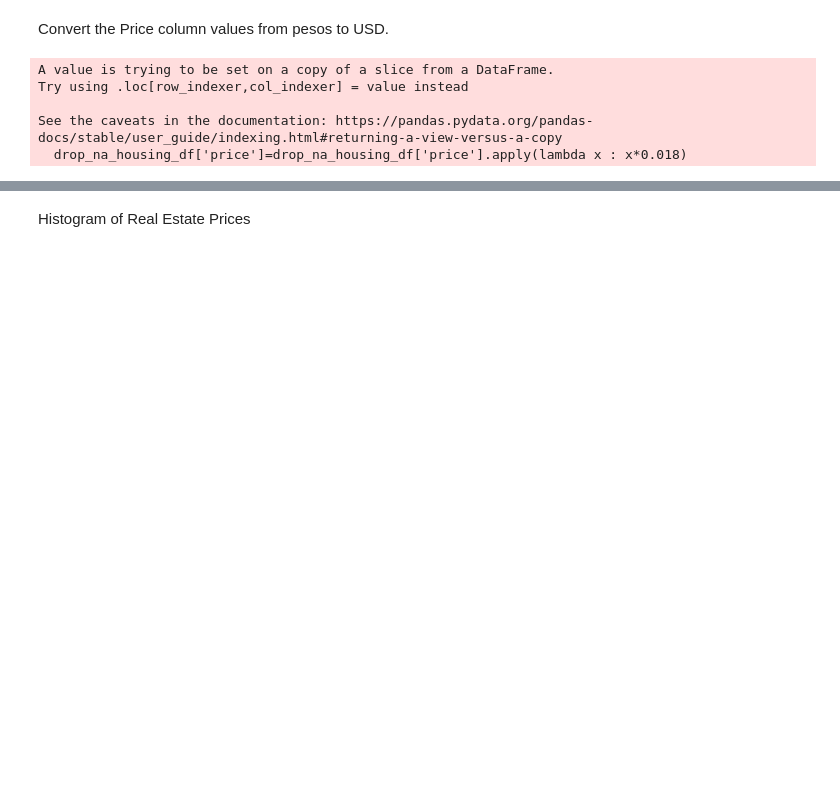
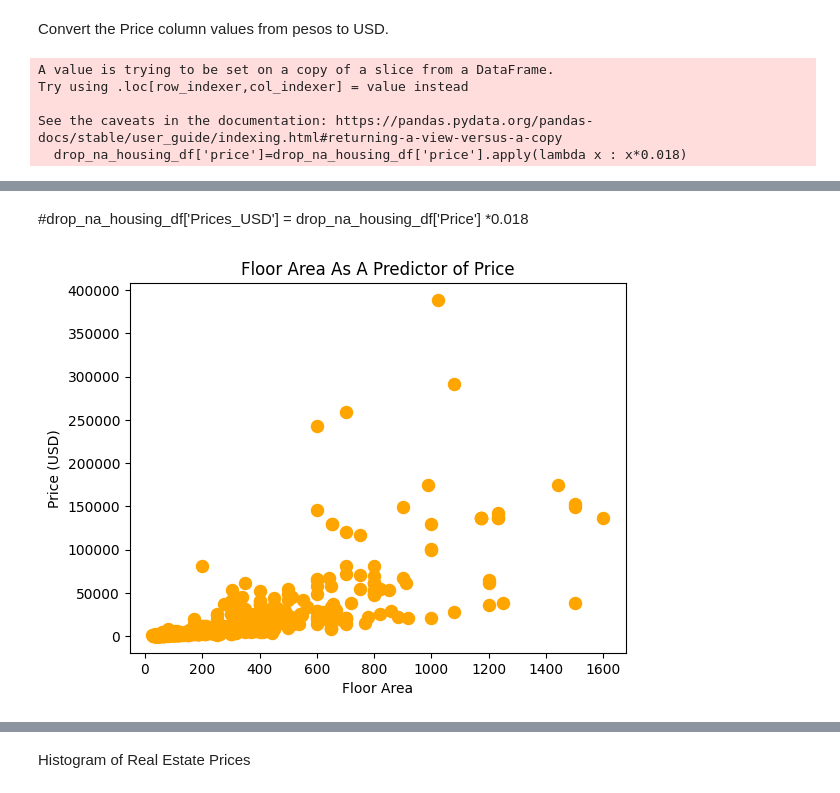
Before and after one commit to berkleysayaka/Data201test1, a Jupyter notebook: Sayaka_Project1.ipynb, the cells around one changed output, grey strips where cells are left out. Cells and saved outputs as stored; diff of their text form; code cells hidden in the pictures; blank space fills up the shorter version.

```diff
--- a/Sayaka_Project1.ipynb
+++ b/Sayaka_Project1.ipynb
@@ -96,3 +86,15 @@ drop_na_houses_df.head()
+# %% [markdown]
+#drop_na_housing_df['Prices_USD'] = drop_na_housing_df['Price'] *0.018
+# %%
+import matplotlib.pyplot as plt
+
+drop_na_housing_df.plot.scatter(x='floor_area', y='price', s=75, c="orange")
+plt.title('Floor Area As A Predictor of Price')
+plt.xlabel('Floor Area')
+plt.ylabel('Price (USD)')
+plt.show()
+# %% [output]
+[figure, added]
 # %%
 drop_na_housing_df['price'].describe()
 # %% [output]
```
Also changed, not shown: parts of 10 cells of this notebook.
